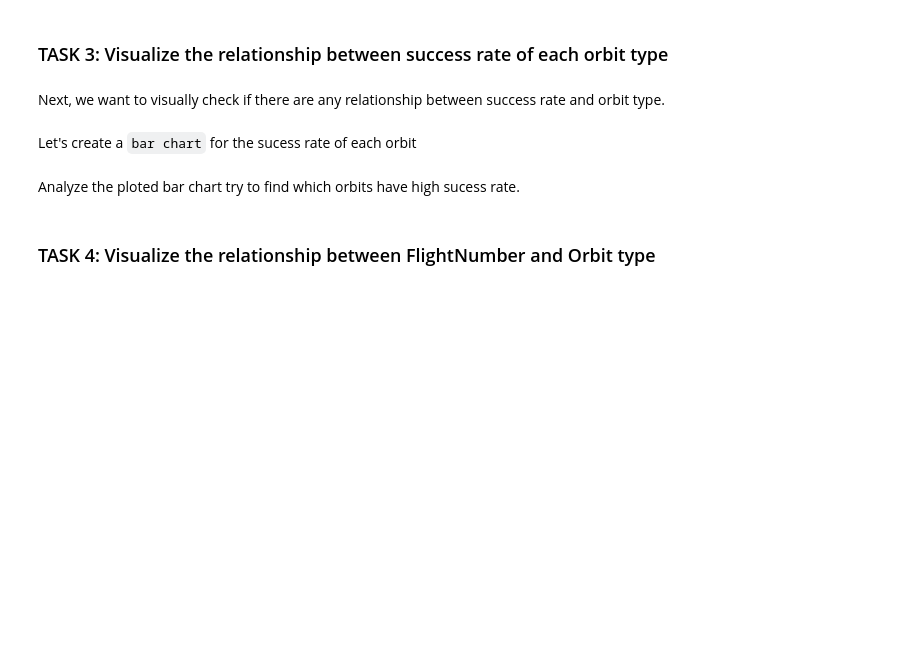
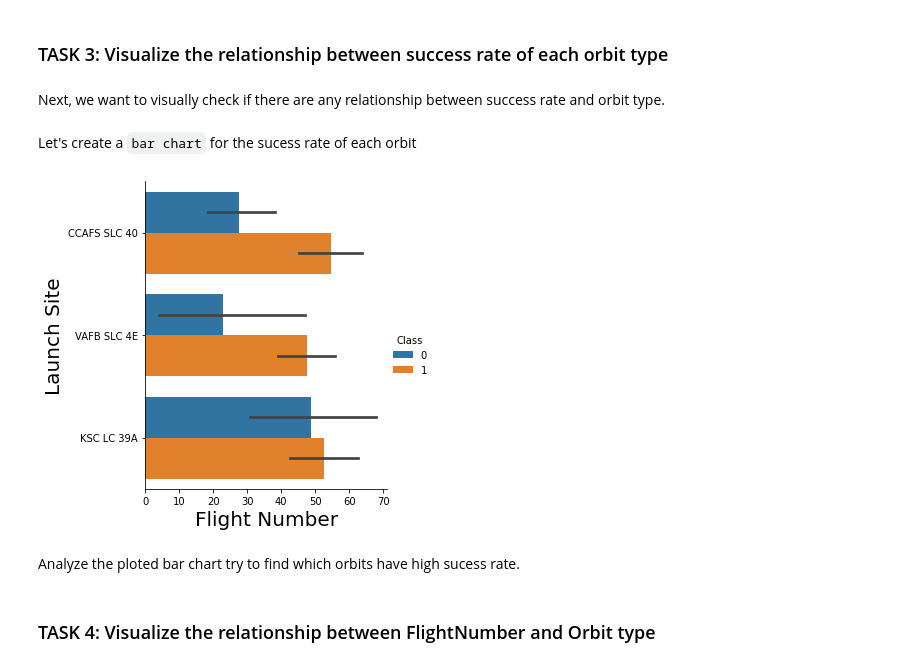
Before and after one commit to FRavasco/IBMDataCapstone, a Jupyter notebook: jupyter_labs_eda_dataviz.ipynb, the cells around one changed output. Cells and saved outputs as stored; diff of their text form; code cells hidden in the pictures; blank space fills up the shorter version.

```diff
--- a/jupyter_labs_eda_dataviz.ipynb
+++ b/jupyter_labs_eda_dataviz.ipynb
@@ -97,6 +118,12 @@ Next, we want to visually check if there are any relationship between success ra
 Let's create a `bar chart` for the sucess rate of each orbit
 # %%
 # HINT use groupby method on Orbit column and get the mean of Class column
+sns.catplot(kind = 'bar', x='FlightNumber', y = 'LaunchSite', hue = 'Class', data = df )
+plt.xlabel("Flight Number",fontsize=20)
+plt.ylabel("Launch Site",fontsize=20)
+plt.show()
+# %% [output]
+[figure, added]
 # %% [markdown]
 Analyze the ploted bar chart try to find which orbits have high sucess rate.
 # %% [markdown]
```
Also changed, not shown: parts of 13 cells of this notebook.
